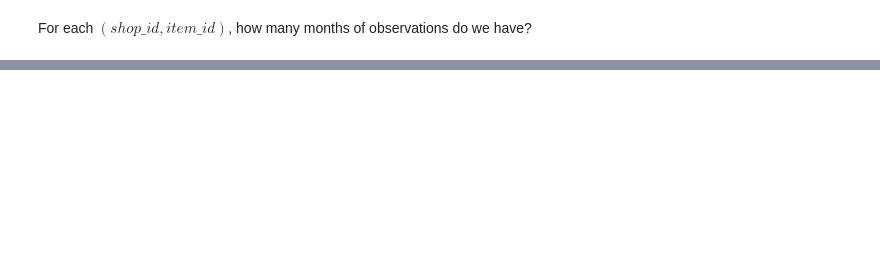
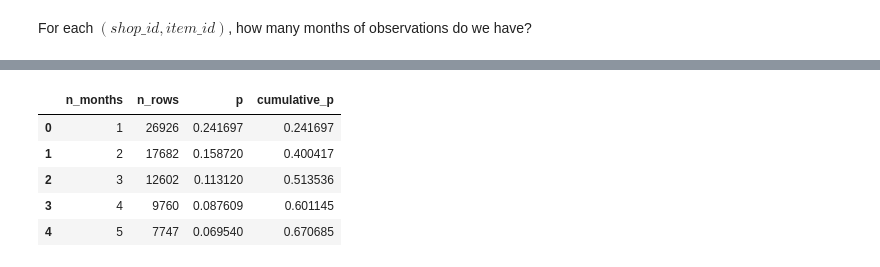
Before and after one commit to guihigashi/kaggle-pfs, a Jupyter notebook: notebooks/01-exploratory.ipynb, the cells around one changed output, grey strips where cells are left out. Saved outputs shown, nothing was run; the diff lists cells and outputs as text; code cells hidden in the pictures; blank space fills up the shorter version.

```diff
--- a/notebooks/01-exploratory.ipynb
+++ b/notebooks/01-exploratory.ipynb
@@ -178,0 +192,11 @@ sns.barplot(data=df, x="n_months", y="p", color=sns.color_palette()[0], ax=ax)
+# %%
+df["p"] = df.n_rows / df.n_rows.sum()
+df["cumulative_p"] = df.p.cumsum()
+df.head()
+# %% [output]
+|  | n_months | n_rows | p | cumulative_p |
+| 0 | 1 | 26926 | 0.241697 | 0.241697 |
+| 1 | 2 | 17682 | 0.158720 | 0.400417 |
+| 2 | 3 | 12602 | 0.113120 | 0.513536 |
+| 3 | 4 | 9760 | 0.087609 | 0.601145 |
+| 4 | 5 | 7747 | 0.069540 | 0.670685 |
```
Also changed, not shown: parts of 32 cells of this notebook, 1 other file.
